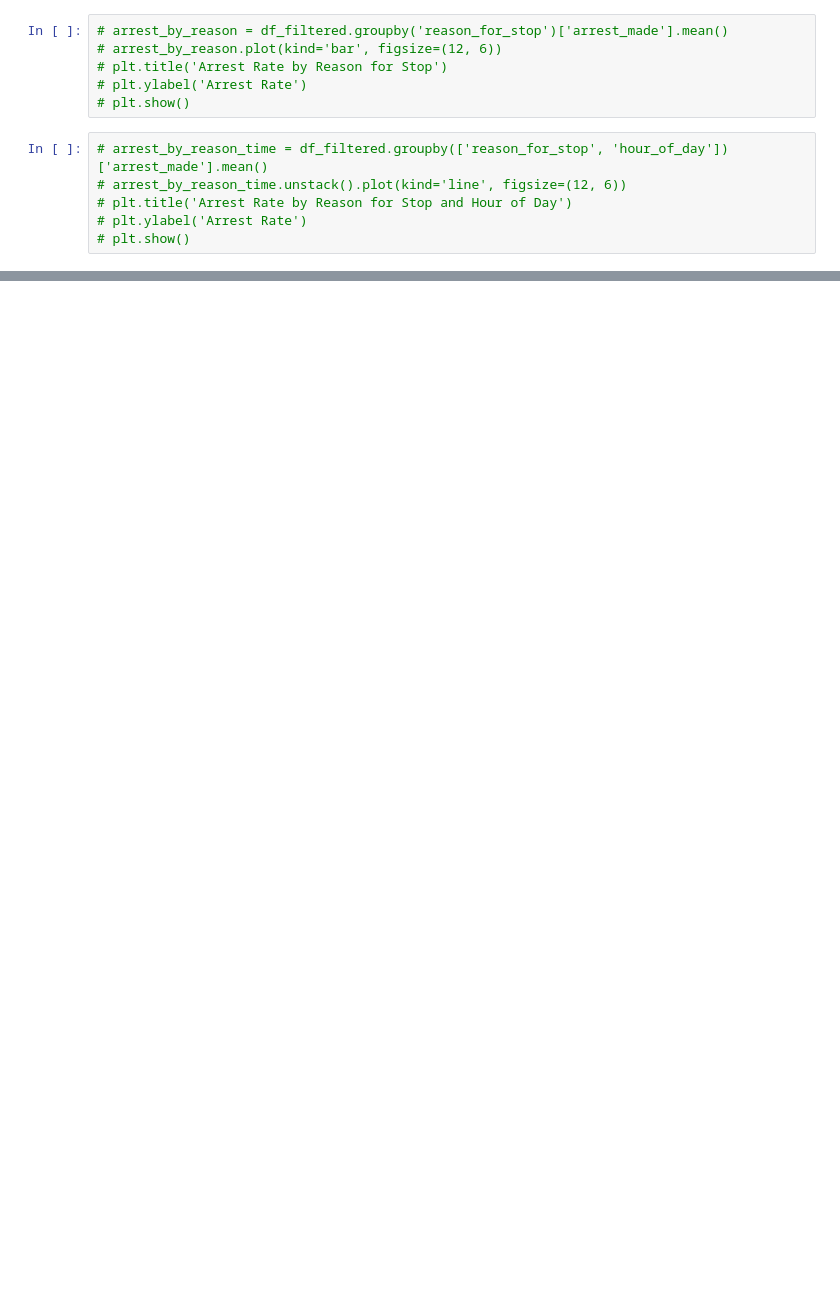
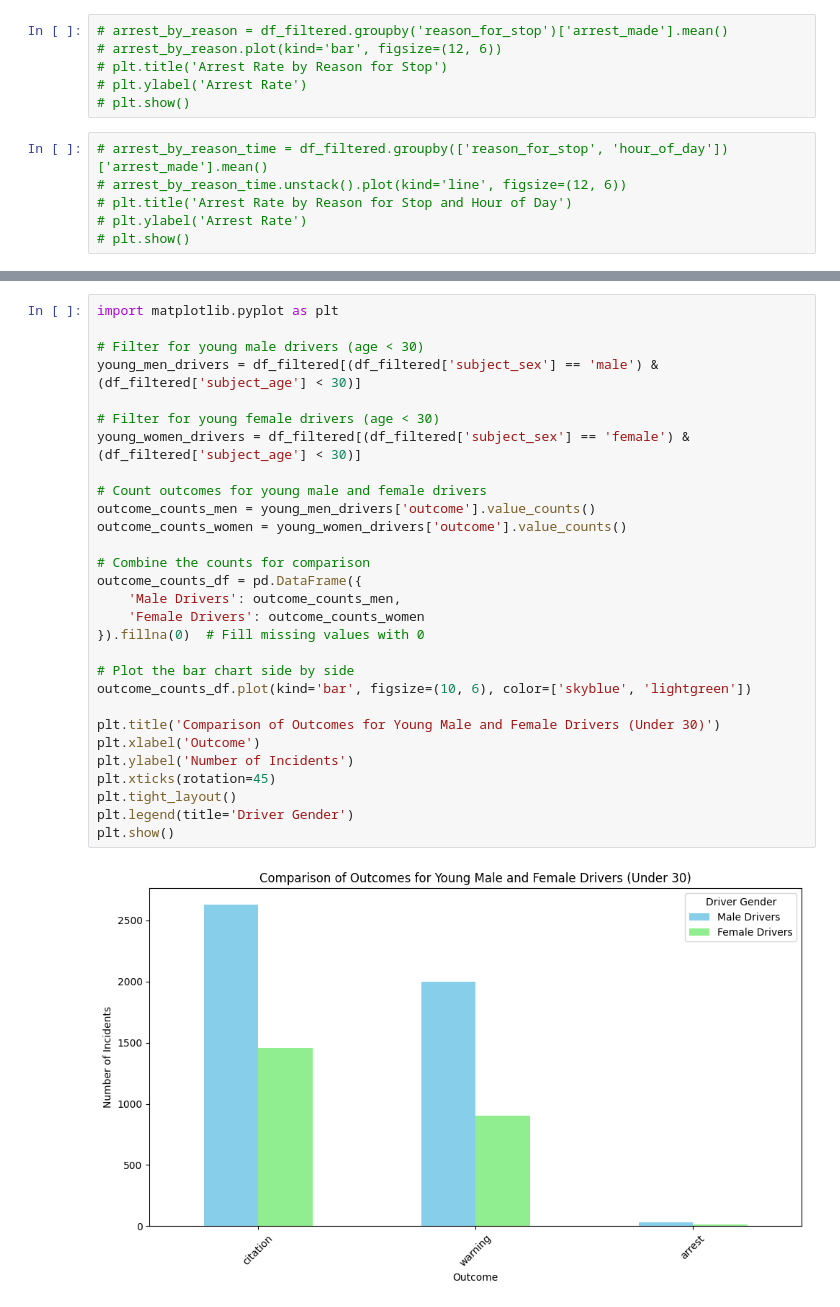
Before and after one commit to irmtou/CS577FinalProject, a Jupyter notebook: CS577FinalProject.ipynb, the cells around one changed output, grey strips where cells are left out. Drawn from its saved outputs; the diff is of its cells as text; blank space fills up the shorter version.

```diff
--- a/CS577FinalProject.ipynb
+++ b/CS577FinalProject.ipynb
@@ -703,0 +721,31 @@ Sunday            29946   1089
+# %%
+import matplotlib.pyplot as plt
+
+# Filter for young male drivers (age < 30)
+young_men_drivers = df_filtered[(df_filtered['subject_sex'] == 'male') & (df_filtered['subject_age'] < 30)]
+
+# Filter for young female drivers (age < 30)
+young_women_drivers = df_filtered[(df_filtered['subject_sex'] == 'female') & (df_filtered['subject_age'] < 30)]
+
+# Count outcomes for young male and female drivers
+outcome_counts_men = young_men_drivers['outcome'].value_counts()
+outcome_counts_women = young_women_drivers['outcome'].value_counts()
+
+# Combine the counts for comparison
+outcome_counts_df = pd.DataFrame({
+    'Male Drivers': outcome_counts_men,
+    'Female Drivers': outcome_counts_women
+}).fillna(0)  # Fill missing values with 0
+
+# Plot the bar chart side by side
+outcome_counts_df.plot(kind='bar', figsize=(10, 6), color=['skyblue', 'lightgreen'])
+
+plt.title('Comparison of Outcomes for Young Male and Female Drivers (Under 30)')
+plt.xlabel('Outcome')
+plt.ylabel('Number of Incidents')
+plt.xticks(rotation=45)
+plt.tight_layout()
+plt.legend(title='Driver Gender')
+plt.show()
+# %% [output]
+[figure, added]
```
Also changed, not shown: parts of 32 cells of this notebook.
